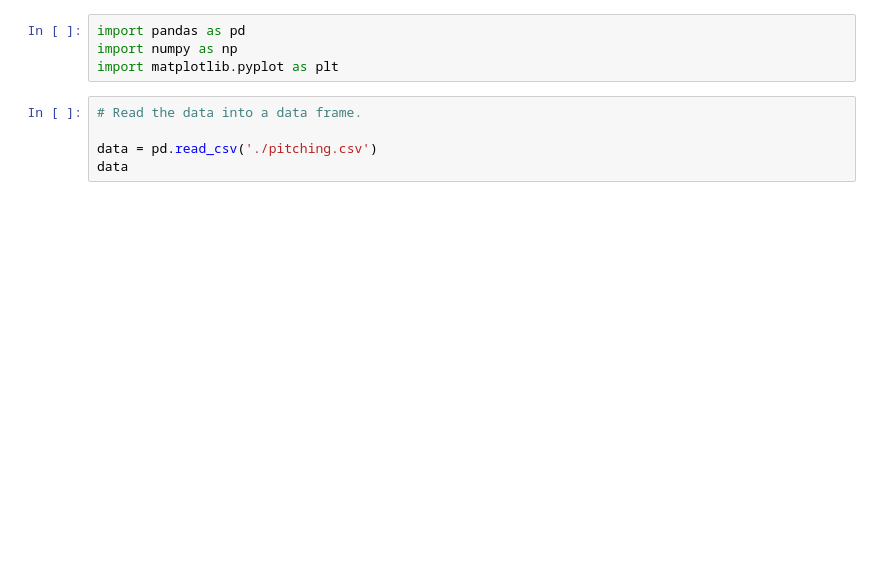
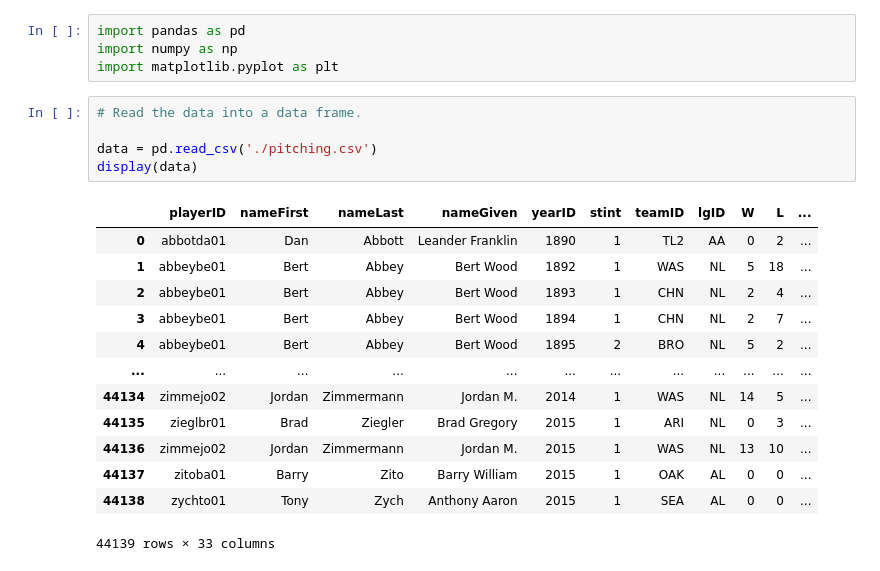
Before and after one commit to MakerTakala/NTNU-Data_Visualization, a Jupyter notebook: hw1/hw1.ipynb, the cells around one changed output. Saved outputs shown, nothing was run; the diff lists cells and outputs as text; blank space fills up the shorter version.

```diff
--- a/hw1/hw1.ipynb
+++ b/hw1/hw1.ipynb
@@ -8,8 +22,22 @@ import matplotlib.pyplot as plt
 # %%
 # Read the data into a data frame.
 
 data = pd.read_csv('./pitching.csv')
-data
+display(data)
+# %% [output]
+|  | playerID | nameFirst | nameLast | nameGiven | yearID | stint | teamID | lgID | W | L | ... |
+| 0 | abbotda01 | Dan | Abbott | Leander Franklin | 1890 | 1 | TL2 | AA | 0 | 2 | ... |
+| 1 | abbeybe01 | Bert | Abbey | Bert Wood | 1892 | 1 | WAS | NL | 5 | 18 | ... |
+| 2 | abbeybe01 | Bert | Abbey | Bert Wood | 1893 | 1 | CHN | NL | 2 | 4 | ... |
+| 3 | abbeybe01 | Bert | Abbey | Bert Wood | 1894 | 1 | CHN | NL | 2 | 7 | ... |
+| 4 | abbeybe01 | Bert | Abbey | Bert Wood | 1895 | 2 | BRO | NL | 5 | 2 | ... |
+| ... | ... | ... | ... | ... | ... | ... | ... | ... | ... | ... | ... |
+| 44134 | zimmejo02 | Jordan | Zimmermann | Jordan M. | 2014 | 1 | WAS | NL | 14 | 5 | ... |
+| 44135 | zieglbr01 | Brad | Ziegler | Brad Gregory | 2015 | 1 | ARI | NL | 0 | 3 | ... |
+| 44136 | zimmejo02 | Jordan | Zimmermann | Jordan M. | 2015 | 1 | WAS | NL | 13 | 10 | ... |
+| 44137 | zitoba01 | Barry | Zito | Barry William | 2015 | 1 | OAK | AL | 0 | 0 | ... |
+| 44138 | zychto01 | Tony | Zych | Anthony Aaron | 2015 | 1 | SEA | AL | 0 | 0 | ... |
+44139 rows × 33 columns
 # %%
 # Display all pitchers in 2015 under each team sorted by their last names.
 
```
Also changed, not shown: parts of 9 cells of this notebook.
